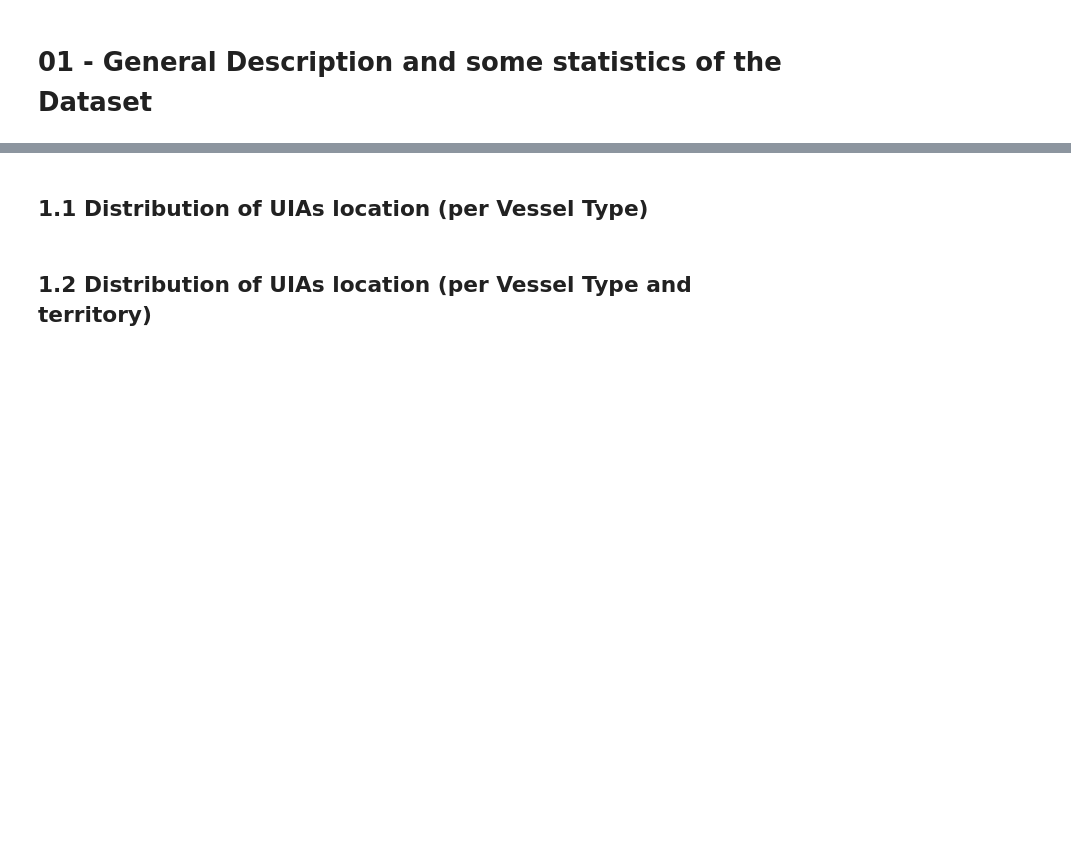
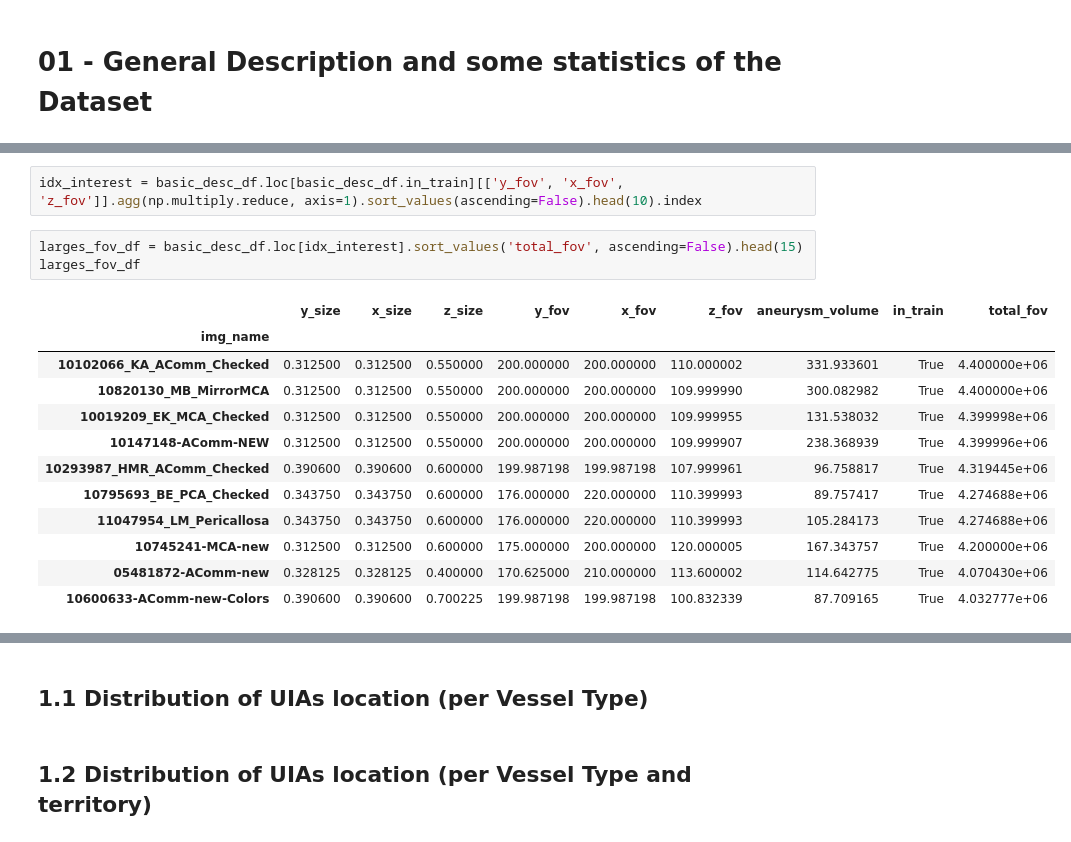
Before and after one commit to JdbermeoUZH/MastersThesisUIASegmentation, a Jupyter notebook: notebooks/USZ_dataset/01-dataset-description/01-EDA on UIAs.ipynb, the cells around one changed output, grey strips where cells are left out. Drawn from its saved outputs; the diff is of its cells as text; blank space fills up the shorter version.

```diff
--- a/notebooks/USZ_dataset/01-dataset-description/01-EDA on UIAs.ipynb
+++ b/notebooks/USZ_dataset/01-dataset-description/01-EDA on UIAs.ipynb
@@ -2,0 +113,18 @@
+# %%
+idx_interest = basic_desc_df.loc[basic_desc_df.in_train][['y_fov', 'x_fov', 'z_fov']].agg(np.multiply.reduce, axis=1).sort_values(ascending=False).head(10).index
+# %%
+larges_fov_df = basic_desc_df.loc[idx_interest].sort_values('total_fov', ascending=False).head(15)
+larges_fov_df
+# %% [output]
+|  | y_size | x_size | z_size | y_fov | x_fov | z_fov | aneurysm_volume | in_train | total_fov |
+| img_name |  |  |  |  |  |  |  |  |  |
+| 10102066_KA_AComm_Checked | 0.312500 | 0.312500 | 0.550000 | 200.000000 | 200.000000 | 110.000002 | 331.933601 | True | 4.400000e+06 |
+| 10820130_MB_MirrorMCA | 0.312500 | 0.312500 | 0.550000 | 200.000000 | 200.000000 | 109.999990 | 300.082982 | True | 4.400000e+06 |
+| 10019209_EK_MCA_Checked | 0.312500 | 0.312500 | 0.550000 | 200.000000 | 200.000000 | 109.999955 | 131.538032 | True | 4.399998e+06 |
+| 10147148-AComm-NEW | 0.312500 | 0.312500 | 0.550000 | 200.000000 | 200.000000 | 109.999907 | 238.368939 | True | 4.399996e+06 |
+| 10293987_HMR_AComm_Checked | 0.390600 | 0.390600 | 0.600000 | 199.987198 | 199.987198 | 107.999961 | 96.758817 | True | 4.319445e+06 |
+| 10795693_BE_PCA_Checked | 0.343750 | 0.343750 | 0.600000 | 176.000000 | 220.000000 | 110.399993 | 89.757417 | True | 4.274688e+06 |
+| 11047954_LM_Pericallosa | 0.343750 | 0.343750 | 0.600000 | 176.000000 | 220.000000 | 110.399993 | 105.284173 | True | 4.274688e+06 |
+| 10745241-MCA-new | 0.312500 | 0.312500 | 0.600000 | 175.000000 | 200.000000 | 120.000005 | 167.343757 | True | 4.200000e+06 |
+| 05481872-AComm-new | 0.328125 | 0.328125 | 0.400000 | 170.625000 | 210.000000 | 113.600002 | 114.642775 | True | 4.070430e+06 |
+| 10600633-AComm-new-Colors | 0.390600 | 0.390600 | 0.700225 | 199.987198 | 199.987198 | 100.832339 | 87.709165 | True | 4.032777e+06 |
```
Also changed, not shown: parts of 14 cells of this notebook, 10 other files.
